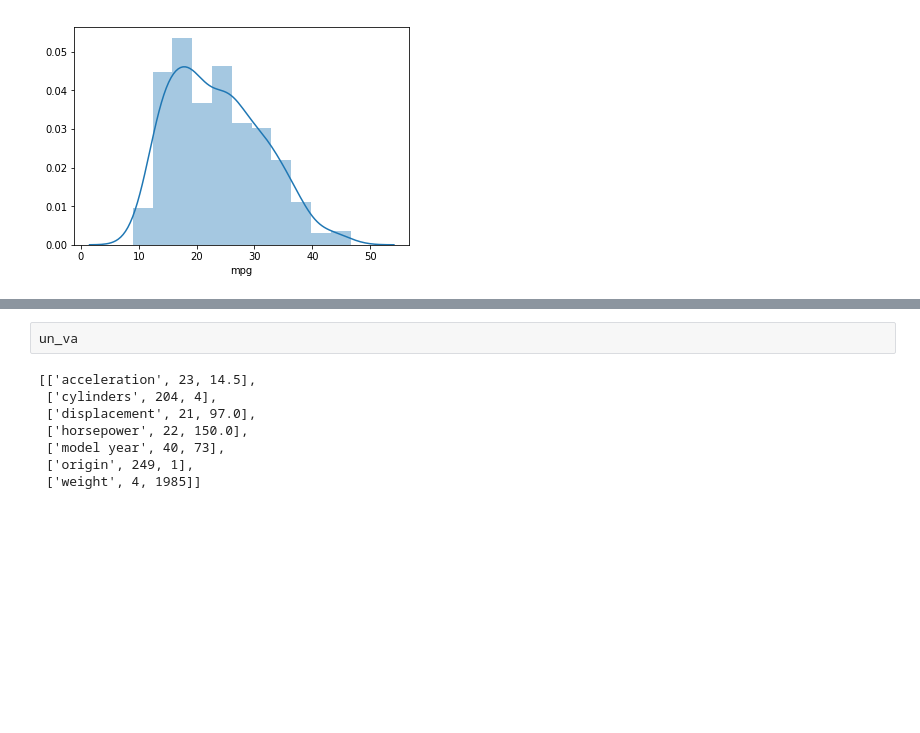
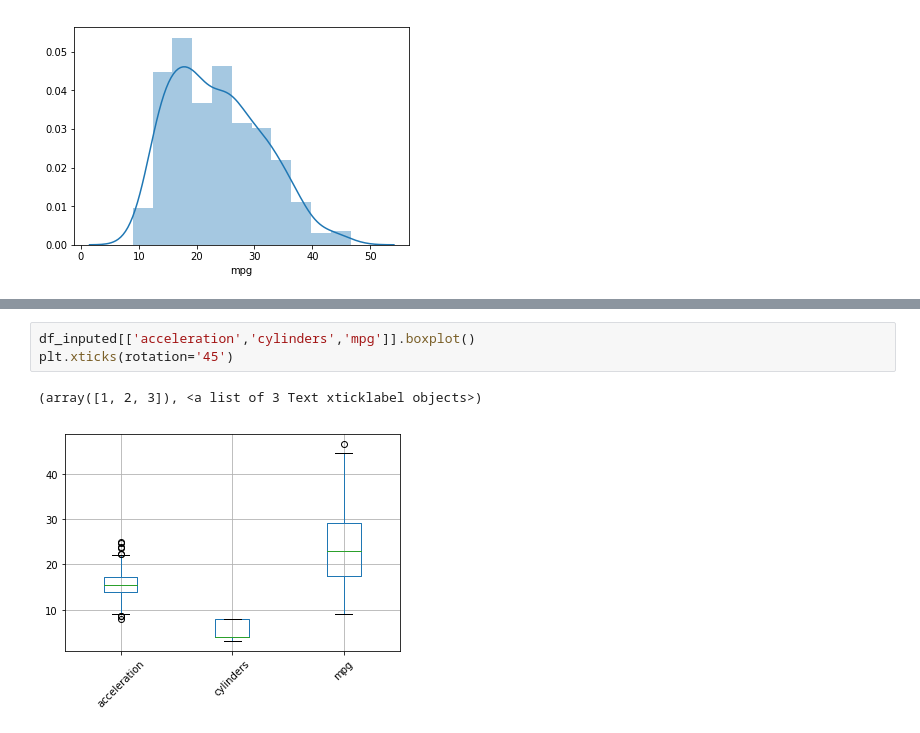
Before and after one commit to prbronze/Learning, a Jupyter notebook: mpg.ipynb, the cells around one changed output, grey strips where cells are left out. Cells and saved outputs as stored; diff of their text form; blank space fills up the shorter version.

Commit message:
Added graphs for EDA

```diff
--- a/mpg.ipynb
+++ b/mpg.ipynb
@@ -217,10 +201,6 @@ for feat in features:
-# %%
-un_va
-# %% [output]
-[['acceleration', 23, 14.5],
- ['cylinders', 204, 4],
- ['displacement', 21, 97.0],
- ['horsepower', 22, 150.0],
- ['model year', 40, 73],
- ['origin', 249, 1],
- ['weight', 4, 1985]]
+# %%
+df_inputed[['acceleration','cylinders','mpg']].boxplot()
+plt.xticks(rotation='45')
+# %% [output]
+(array([1, 2, 3]), <a list of 3 Text xticklabel objects>)
+[figure, added]
```
Also changed, not shown: parts of 15 cells of this notebook.
